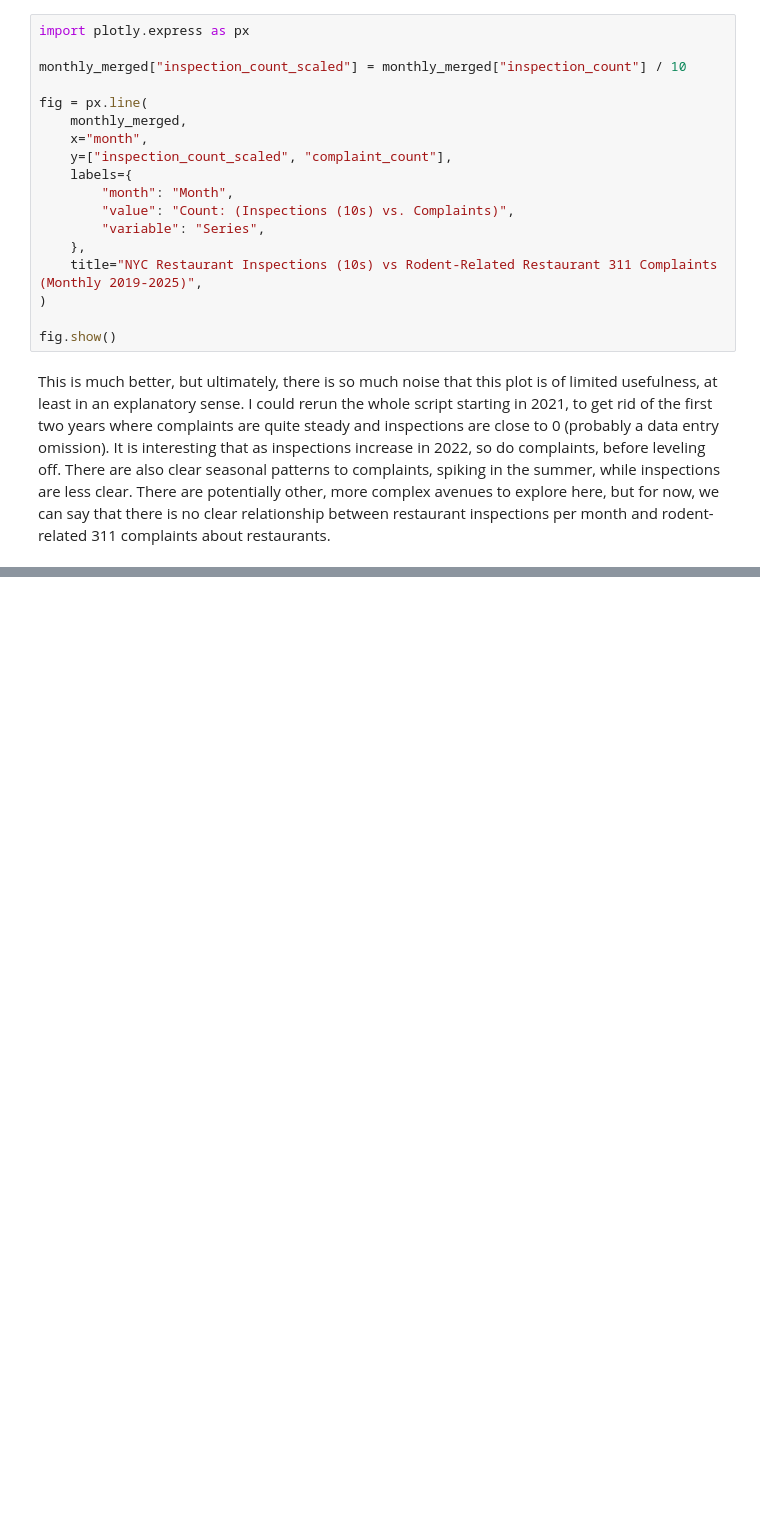
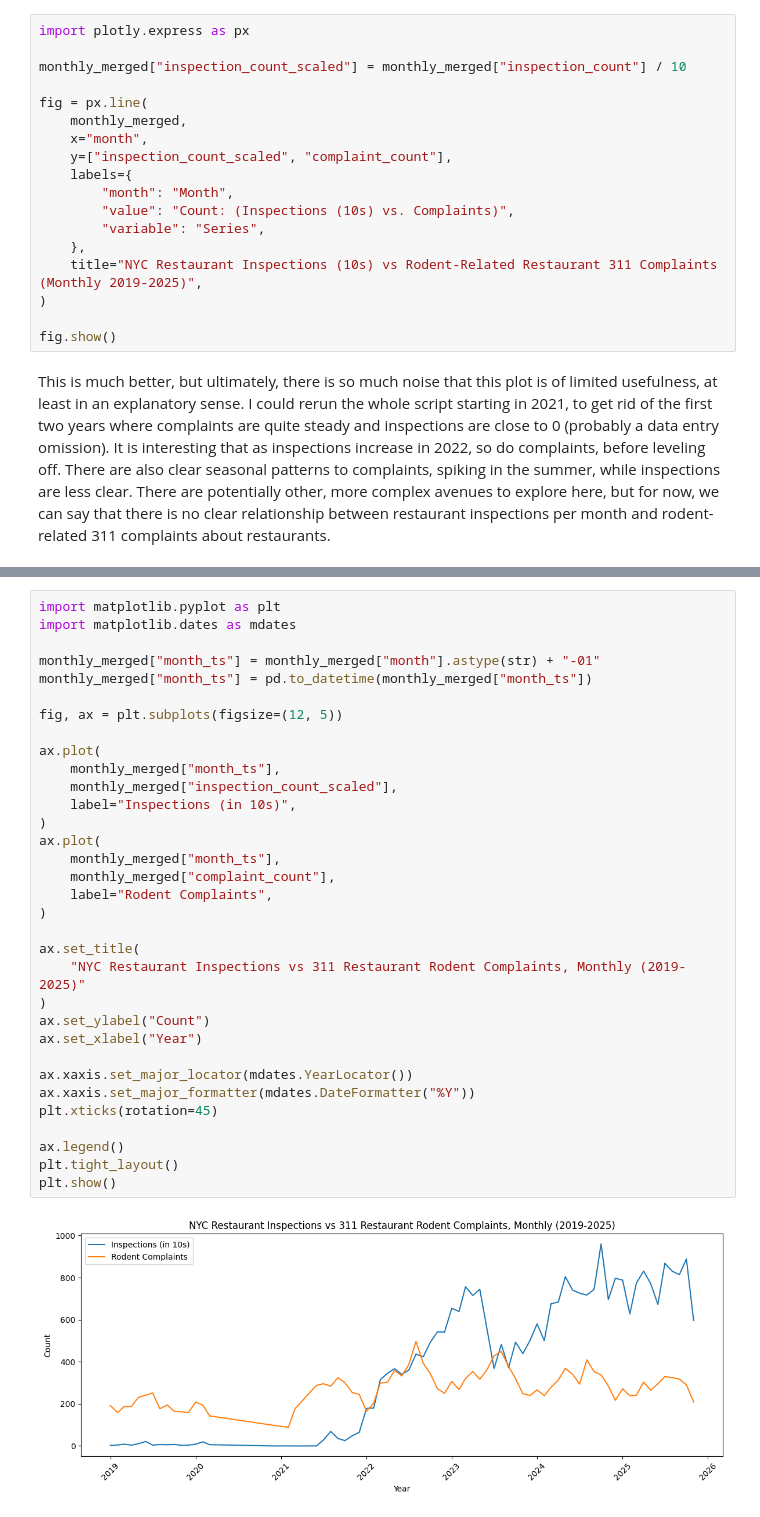
Before and after one commit to abt323/aeb323.github.io, a Jupyter notebook: _sources/Projects/Project_2/Project_2.ipynb, the cells around one changed output, grey strips where cells are left out. Saved outputs shown, nothing was run; the diff lists cells and outputs as text; blank space fills up the shorter version.

```diff
--- a/_sources/Projects/Project_2/Project_2.ipynb
+++ b/_sources/Projects/Project_2/Project_2.ipynb
@@ -132,0 +135,35 @@ This is much better, but ultimately, there is so much noise that this plot is of
+# %%
+import matplotlib.pyplot as plt
+import matplotlib.dates as mdates
+
+monthly_merged["month_ts"] = monthly_merged["month"].astype(str) + "-01"
+monthly_merged["month_ts"] = pd.to_datetime(monthly_merged["month_ts"])
+
+fig, ax = plt.subplots(figsize=(12, 5))
+
+ax.plot(
+    monthly_merged["month_ts"],
+    monthly_merged["inspection_count_scaled"],
+    label="Inspections (in 10s)",
+)
+ax.plot(
+    monthly_merged["month_ts"],
+    monthly_merged["complaint_count"],
+    label="Rodent Complaints",
+)
+
+ax.set_title(
+    "NYC Restaurant Inspections vs 311 Restaurant Rodent Complaints, Monthly (2019-2025)"
+)
+ax.set_ylabel("Count")
+ax.set_xlabel("Year")
+
+ax.xaxis.set_major_locator(mdates.YearLocator())
+ax.xaxis.set_major_formatter(mdates.DateFormatter("%Y"))
+plt.xticks(rotation=45)
+
+ax.legend()
+plt.tight_layout()
+plt.show()
+# %% [output]
+[figure, added]
```
Also changed, not shown: parts of 1 cell of this notebook, 3 other files.
